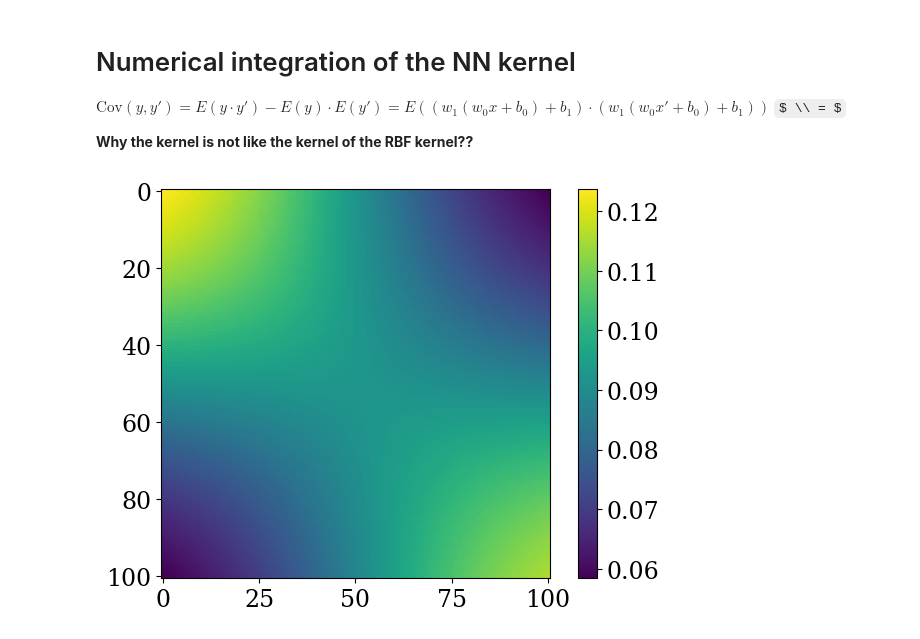
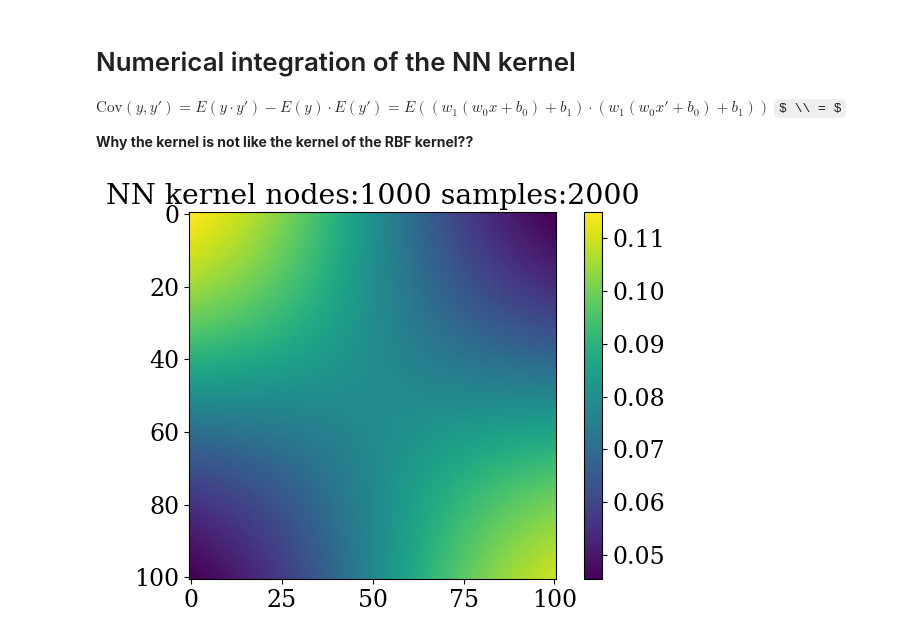
Before and after one commit to guanshaoheng/gaussian_nn_tugraz, a Jupyter notebook: link_NN_Gaussian/NN_is_GP.ipynb, the cells around one changed output. Saved outputs shown, nothing was run; the diff lists cells and outputs as text; code cells hidden in the pictures; some formulas as TeX source.

```diff
--- a/link_NN_Gaussian/NN_is_GP.ipynb
+++ b/link_NN_Gaussian/NN_is_GP.ipynb
@@ -179,14 +179,15 @@ $ \\ = $
 # %%
 hidden_node_num = 1000
 num_samples = 2000
 activation = 'sigmoid'
 y_nn = rand_gen_NN(hidden=hidden_node_num, num_samples=num_samples, activation=activation)
 
-k_nn = np.einsum('mi, mj', y_nn, y_nn)/num_samples
+k_nn = np.einsum('mi, mj->ij', y_nn, y_nn)/num_samples
 
 plt.imshow(k_nn)
 plt.colorbar()
+plt.title('NN kernel nodes:%d samples:%d' % (hidden_node_num, num_samples))
 plt.tight_layout()
 plt.show()
 # %% [output]
-[figure, old version]
+[figure, new version]
```
